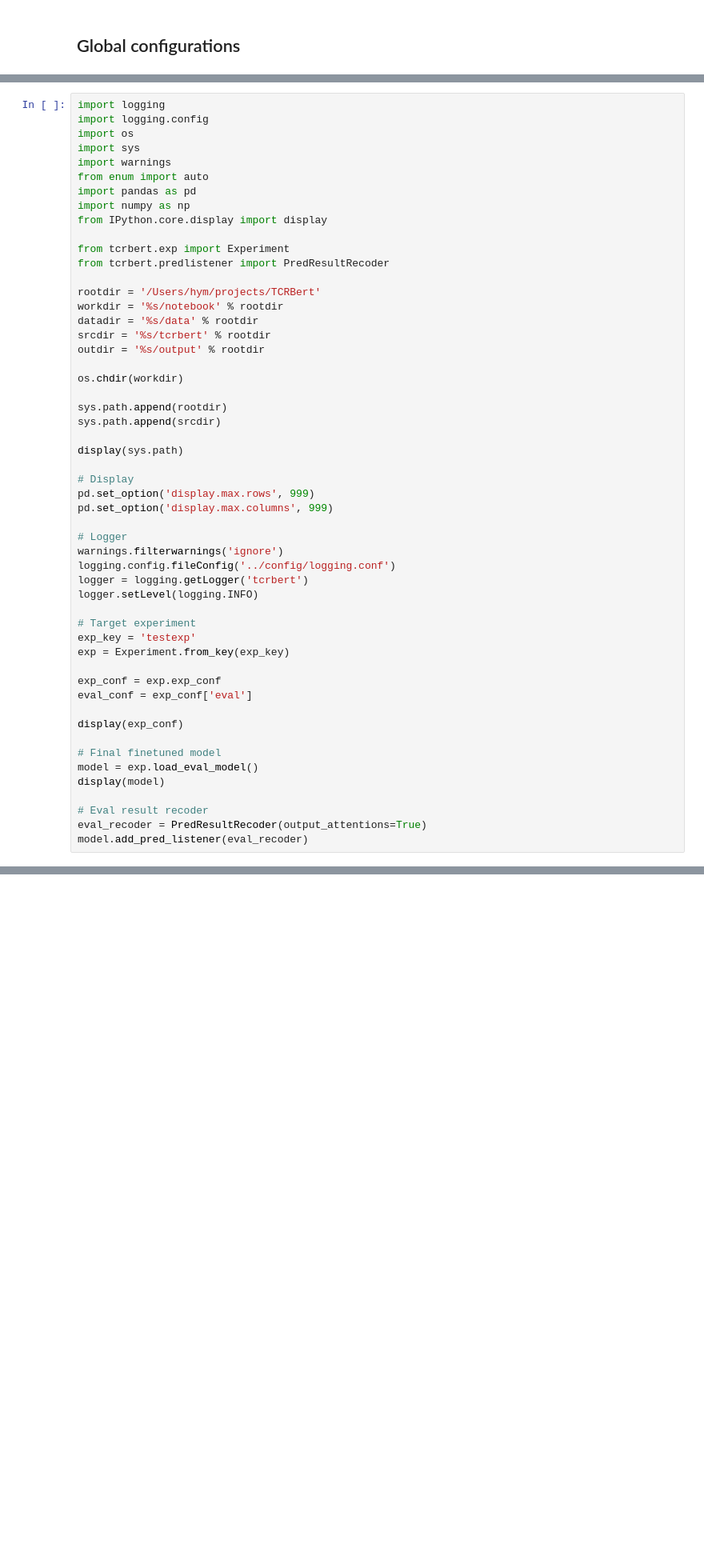
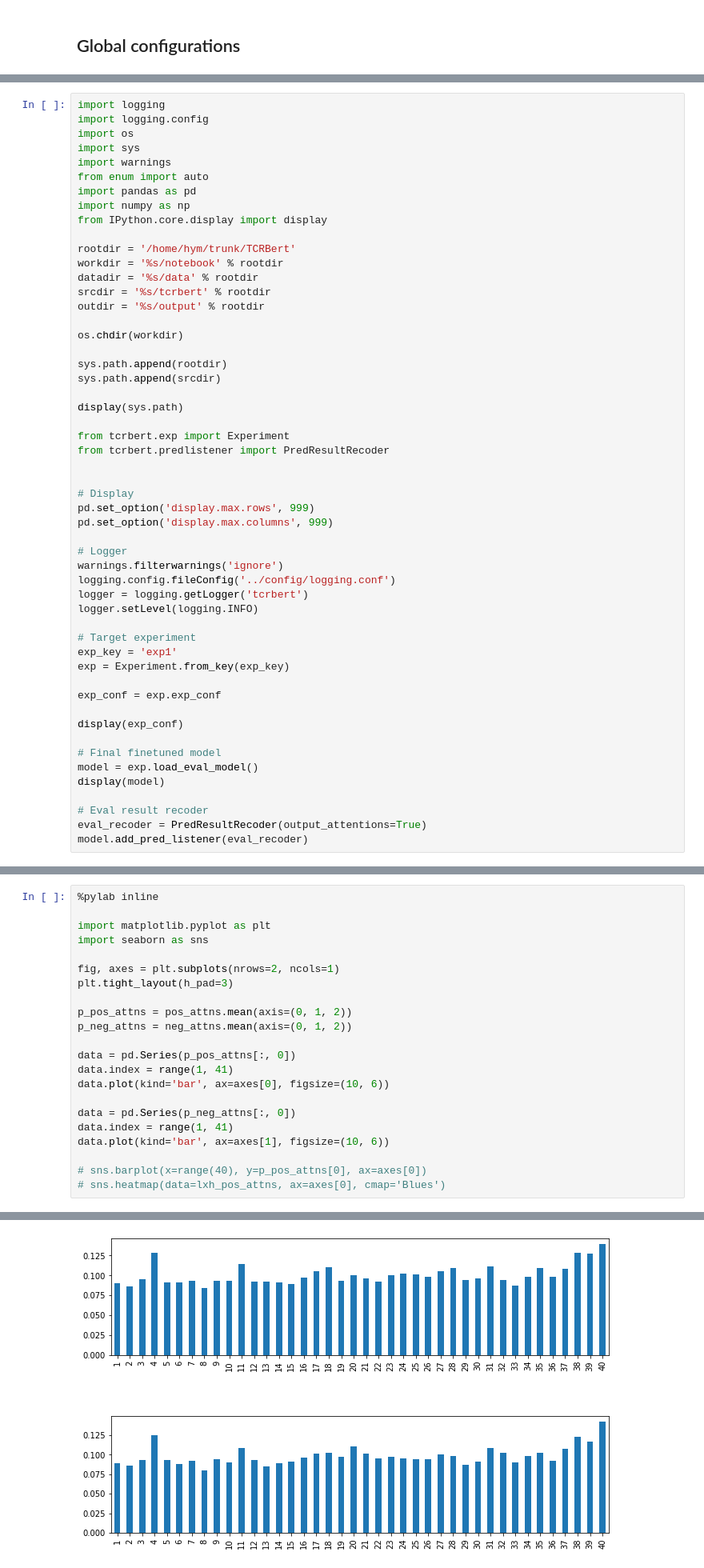
Before and after one commit to luseedbio/TCRBert, a Jupyter notebook: notebook/attention_analysis.ipynb, the cells around one changed output, grey strips where cells are left out. Shown at 80% size. Cells and saved outputs as stored; diff of their text form; blank space fills up the shorter version.

```diff
--- a/notebook/attention_analysis.ipynb
+++ b/notebook/attention_analysis.ipynb
@@ -19,10 +21,7 @@ import pandas as pd
 import numpy as np
 from IPython.core.display import display
 
-from tcrbert.exp import Experiment
-from tcrbert.predlistener import PredResultRecoder
-
-rootdir = '/Users/hym/projects/TCRBert'
+rootdir = '/home/hym/trunk/TCRBert'
 workdir = '%s/notebook' % rootdir
 datadir = '%s/data' % rootdir
 srcdir = '%s/tcrbert' % rootdir
@@ -35,6 +34,10 @@ sys.path.append(srcdir)
 
 display(sys.path)
 
+from tcrbert.exp import Experiment
+from tcrbert.predlistener import PredResultRecoder
+
+
 # Display
 pd.set_option('display.max.rows', 999)
 pd.set_option('display.max.columns', 999)
@@ -46,11 +49,10 @@ logger = logging.getLogger('tcrbert')
 logger.setLevel(logging.INFO)
 
 # Target experiment
-exp_key = 'testexp'
+exp_key = 'exp1'
 exp = Experiment.from_key(exp_key)
 
 exp_conf = exp.exp_conf
-eval_conf = exp_conf['eval']
 
 display(exp_conf)
 
@@ -203,0 +235,23 @@ attentions.mean(axis=(1, 3, 4)).shape
+# %%
+%pylab inline
+
+import matplotlib.pyplot as plt
+import seaborn as sns
+
+fig, axes = plt.subplots(nrows=2, ncols=1)
+plt.tight_layout(h_pad=3)
+
+p_pos_attns = pos_attns.mean(axis=(0, 1, 2))
+p_neg_attns = neg_attns.mean(axis=(0, 1, 2))
+
+data = pd.Series(p_pos_attns[:, 0])
+data.index = range(1, 41)
+data.plot(kind='bar', ax=axes[0], figsize=(10, 6))
+
+data = pd.Series(p_neg_attns[:, 0])
+data.index = range(1, 41)
+data.plot(kind='bar', ax=axes[1], figsize=(10, 6))
+
+# sns.barplot(x=range(40), y=p_pos_attns[0], ax=axes[0])
+# sns.heatmap(data=lxh_pos_attns, ax=axes[0], cmap='Blues')
+# %% [output]
@@ -203,0 +261 @@ attentions.mean(axis=(1, 3, 4)).shape
+[figure, added]
```
Also changed, not shown: parts of 8 cells of this notebook.
